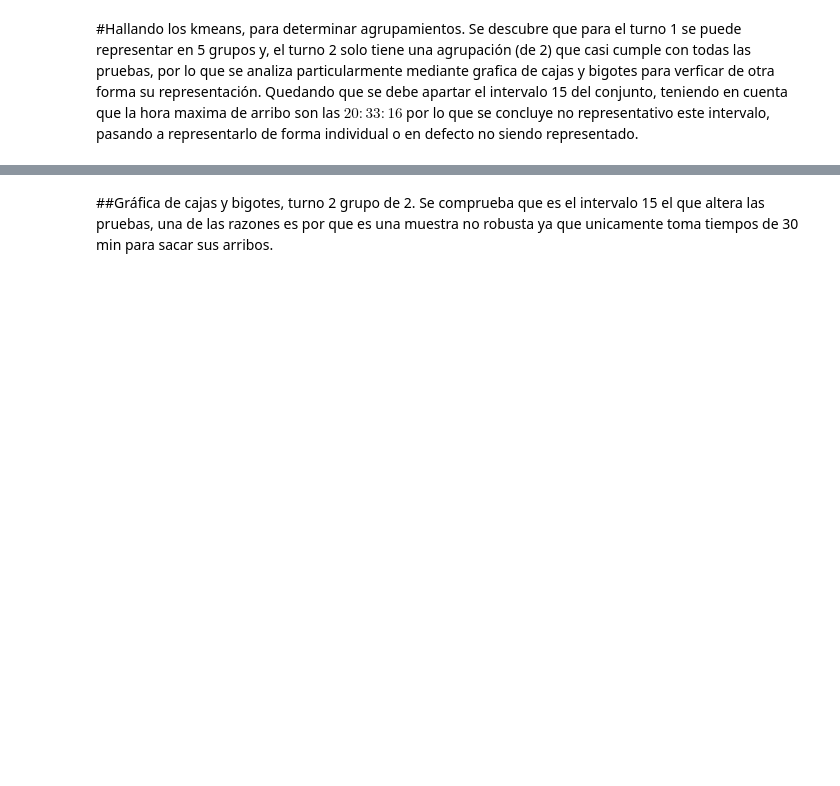
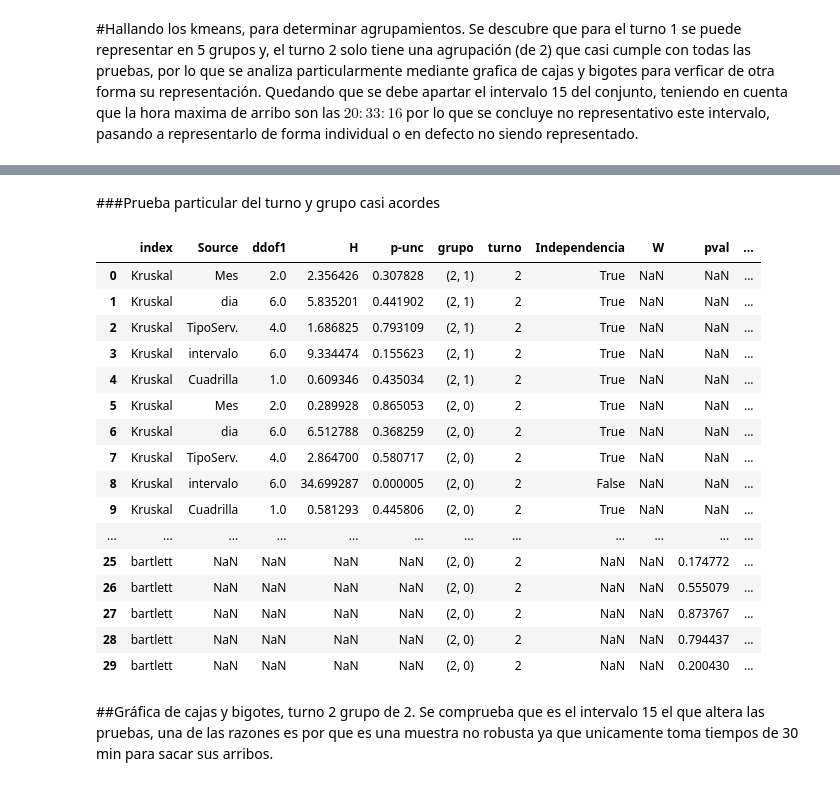
Before and after one commit to TonioFlag/ProyectoFinalColas, a Jupyter notebook: kmeans.ipynb, the cells around one changed output, grey strips where cells are left out. Cells and saved outputs as stored; diff of their text form; code cells hidden in the pictures; blank space fills up the shorter version.

```diff
--- a/kmeans.ipynb
+++ b/kmeans.ipynb
@@ -289,3 +375,25 @@ levene       inf  0.000000      False  (14, 6)      2  TipoServ.
+# %% [markdown]
+###Prueba particular del turno y grupo casi acordes
+# %%
+kmeans_eval(2,2)
+# %% [output]
+|  | index | Source | ddof1 | H | p-unc | grupo | turno | Independencia | W | pval | ... |
+| 0 | Kruskal | Mes | 2.0 | 2.356426 | 0.307828 | (2, 1) | 2 | True | NaN | NaN | ... |
+| 1 | Kruskal | dia | 6.0 | 5.835201 | 0.441902 | (2, 1) | 2 | True | NaN | NaN | ... |
+| 2 | Kruskal | TipoServ. | 4.0 | 1.686825 | 0.793109 | (2, 1) | 2 | True | NaN | NaN | ... |
+| 3 | Kruskal | intervalo | 6.0 | 9.334474 | 0.155623 | (2, 1) | 2 | True | NaN | NaN | ... |
+| 4 | Kruskal | Cuadrilla | 1.0 | 0.609346 | 0.435034 | (2, 1) | 2 | True | NaN | NaN | ... |
+| 5 | Kruskal | Mes | 2.0 | 0.289928 | 0.865053 | (2, 0) | 2 | True | NaN | NaN | ... |
+| 6 | Kruskal | dia | 6.0 | 6.512788 | 0.368259 | (2, 0) | 2 | True | NaN | NaN | ... |
+| 7 | Kruskal | TipoServ. | 4.0 | 2.864700 | 0.580717 | (2, 0) | 2 | True | NaN | NaN | ... |
+| 8 | Kruskal | intervalo | 6.0 | 34.699287 | 0.000005 | (2, 0) | 2 | False | NaN | NaN | ... |
+| 9 | Kruskal | Cuadrilla | 1.0 | 0.581293 | 0.445806 | (2, 0) | 2 | True | NaN | NaN | ... |
+| ... | ... | ... | ... | ... | ... | ... | ... | ... | ... | ... | ... |
+| 25 | bartlett | NaN | NaN | NaN | NaN | (2, 0) | 2 | NaN | NaN | 0.174772 | ... |
+| 26 | bartlett | NaN | NaN | NaN | NaN | (2, 0) | 2 | NaN | NaN | 0.555079 | ... |
+| 27 | bartlett | NaN | NaN | NaN | NaN | (2, 0) | 2 | NaN | NaN | 0.873767 | ... |
+| 28 | bartlett | NaN | NaN | NaN | NaN | (2, 0) | 2 | NaN | NaN | 0.794437 | ... |
+| 29 | bartlett | NaN | NaN | NaN | NaN | (2, 0) | 2 | NaN | NaN | 0.200430 | ... |
 # %% [markdown]
 ##Gráfica de cajas y bigotes, turno 2 grupo de 2.
 Se comprueba que es el intervalo 15 el que altera las pruebas, una de las razones es por que es una muestra no robusta ya que unicamente toma tiempos de 30 min para sacar sus arribos.
```
Also changed, not shown: parts of 10 cells of this notebook.
